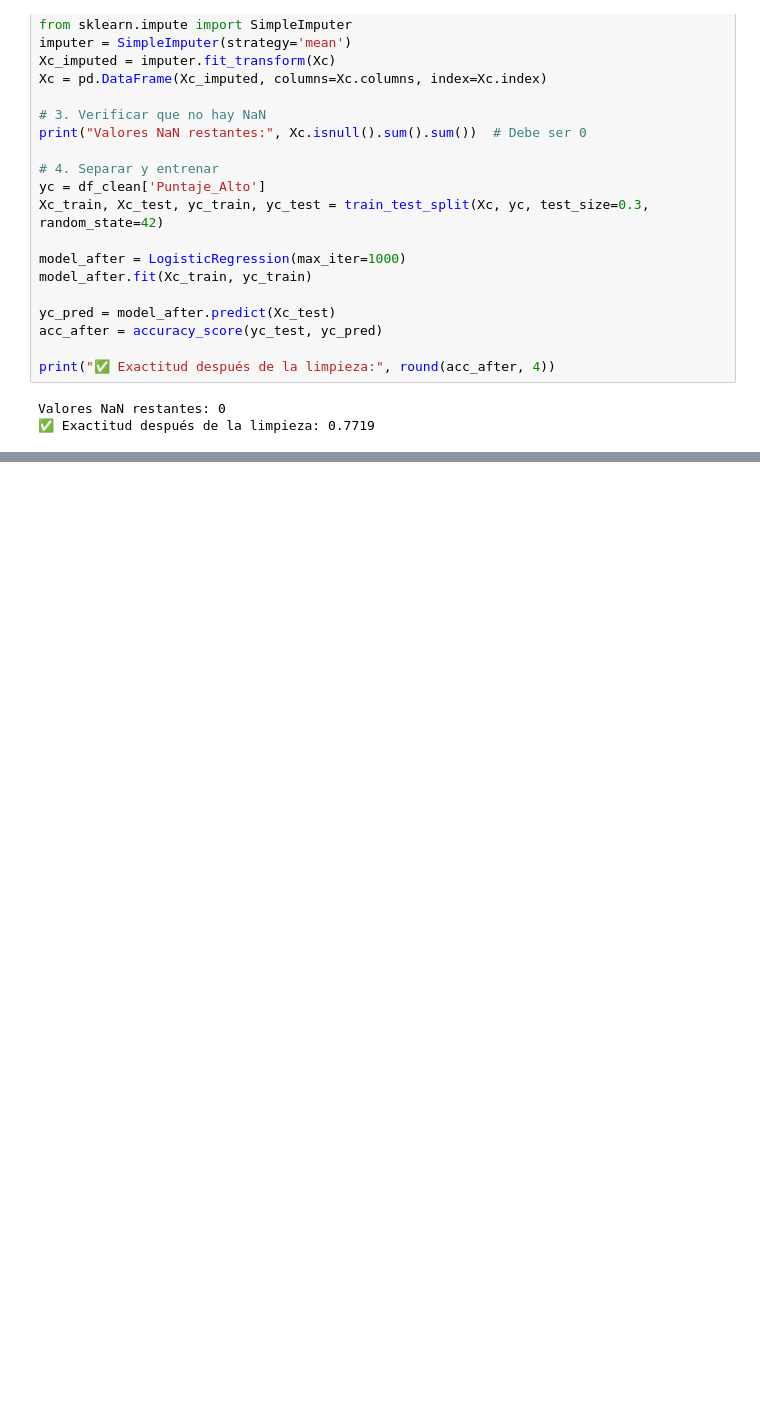
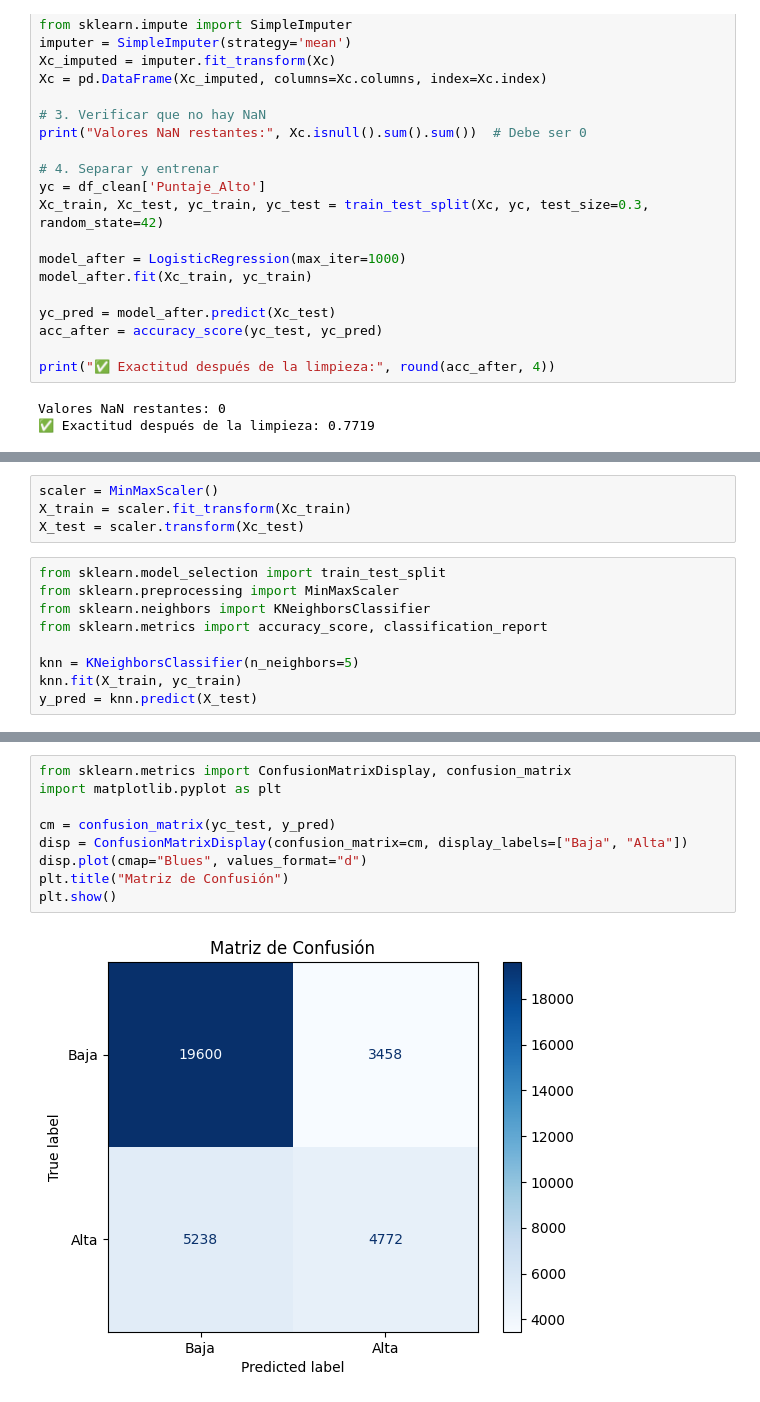
Before and after one commit to MiguelVel95/EspecMiguel, a Jupyter notebook: Trabajo Final/TrabajoFinal.ipynb, the cells around one changed output, grey strips where cells are left out. Saved outputs shown, nothing was run; the diff lists cells and outputs as text; blank space fills up the shorter version.

```diff
--- a/Trabajo Final/TrabajoFinal.ipynb
+++ b/Trabajo Final/TrabajoFinal.ipynb
@@ -255,0 +263,13 @@ Valores NaN restantes: 0
+# %%
+scaler = MinMaxScaler()
+X_train = scaler.fit_transform(Xc_train)
+X_test = scaler.transform(Xc_test)
+# %%
+from sklearn.model_selection import train_test_split
+from sklearn.preprocessing import MinMaxScaler
+from sklearn.neighbors import KNeighborsClassifier
+from sklearn.metrics import accuracy_score, classification_report
+
+knn = KNeighborsClassifier(n_neighbors=5)
+knn.fit(X_train, yc_train)
+y_pred = knn.predict(X_test)
@@ -255,0 +289,11 @@ Valores NaN restantes: 0
+# %%
+from sklearn.metrics import ConfusionMatrixDisplay, confusion_matrix
+import matplotlib.pyplot as plt
+
+cm = confusion_matrix(yc_test, y_pred)
+disp = ConfusionMatrixDisplay(confusion_matrix=cm, display_labels=["Baja", "Alta"])
+disp.plot(cmap="Blues", values_format="d")
+plt.title("Matriz de Confusión")
+plt.show()
+# %% [output]
+[figure, added]
```
Also changed, not shown: parts of 8 cells of this notebook.
